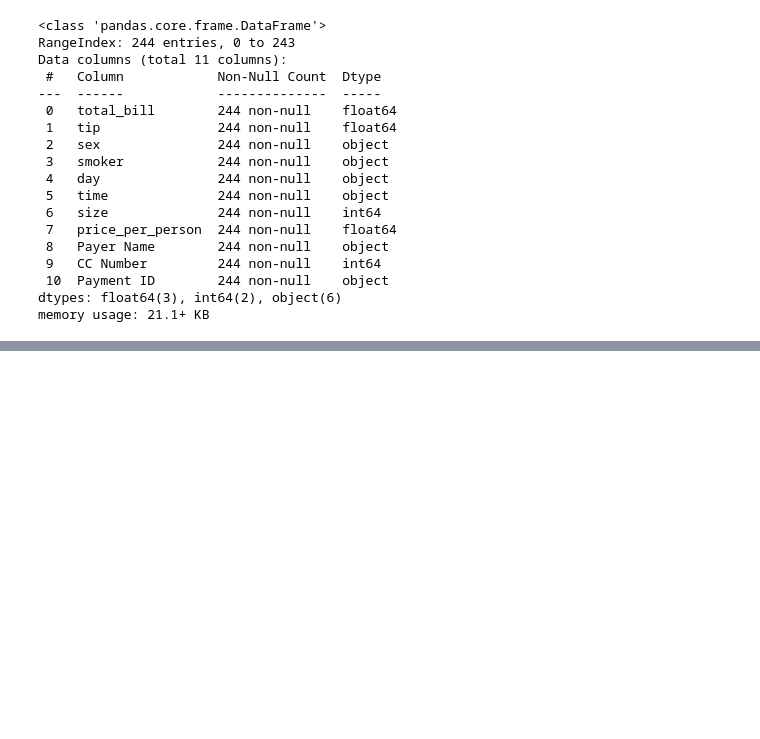
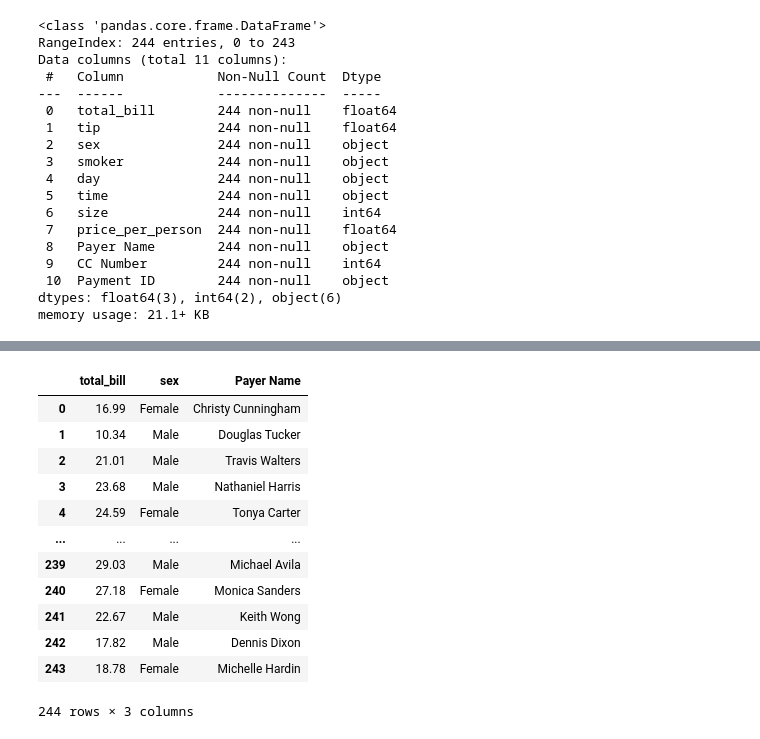
Before and after one commit to LosseniSangare/Learning, a Jupyter notebook: Pandas_1.ipynb, the cells around one changed output, grey strips where cells are left out. Drawn from its saved outputs; the diff is of its cells as text; code cells hidden in the pictures; blank space fills up the shorter version.

```diff
--- a/Pandas_1.ipynb
+++ b/Pandas_1.ipynb
@@ -228,0 +253,17 @@ df.describe().transpose()
+# %%
+dfCol =  ['total_bill','sex','Payer Name']
+df[dfCol]
+# %% [output]
+|  | total_bill | sex | Payer Name |
+| 0 | 16.99 | Female | Christy Cunningham |
+| 1 | 10.34 | Male | Douglas Tucker |
+| 2 | 21.01 | Male | Travis Walters |
+| 3 | 23.68 | Male | Nathaniel Harris |
+| 4 | 24.59 | Female | Tonya Carter |
+| ... | ... | ... | ... |
+| 239 | 29.03 | Male | Michael Avila |
+| 240 | 27.18 | Female | Monica Sanders |
+| 241 | 22.67 | Male | Keith Wong |
+| 242 | 17.82 | Male | Dennis Dixon |
+| 243 | 18.78 | Female | Michelle Hardin |
+244 rows × 3 columns
```
Also changed, not shown: parts of 7 cells of this notebook.
